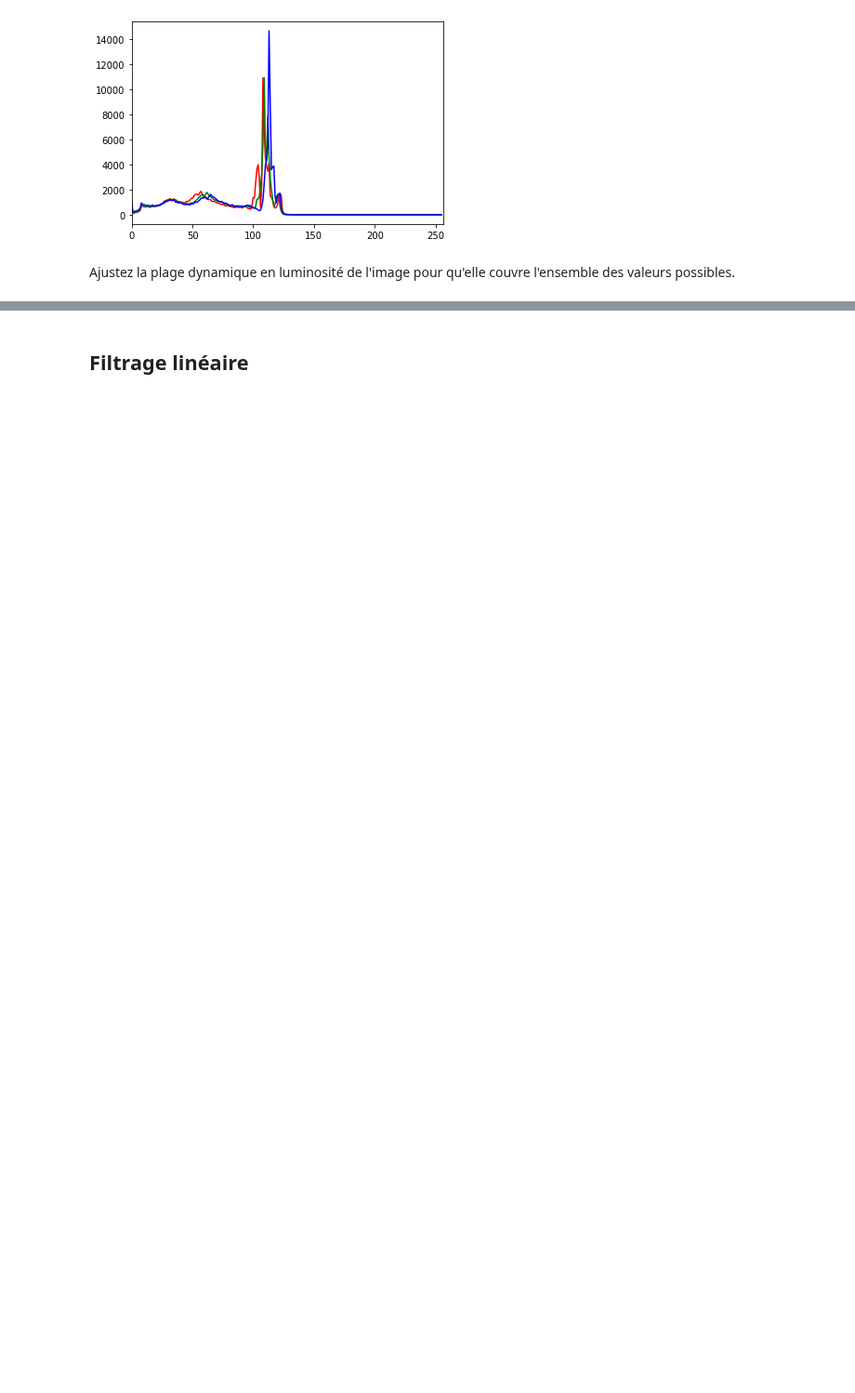
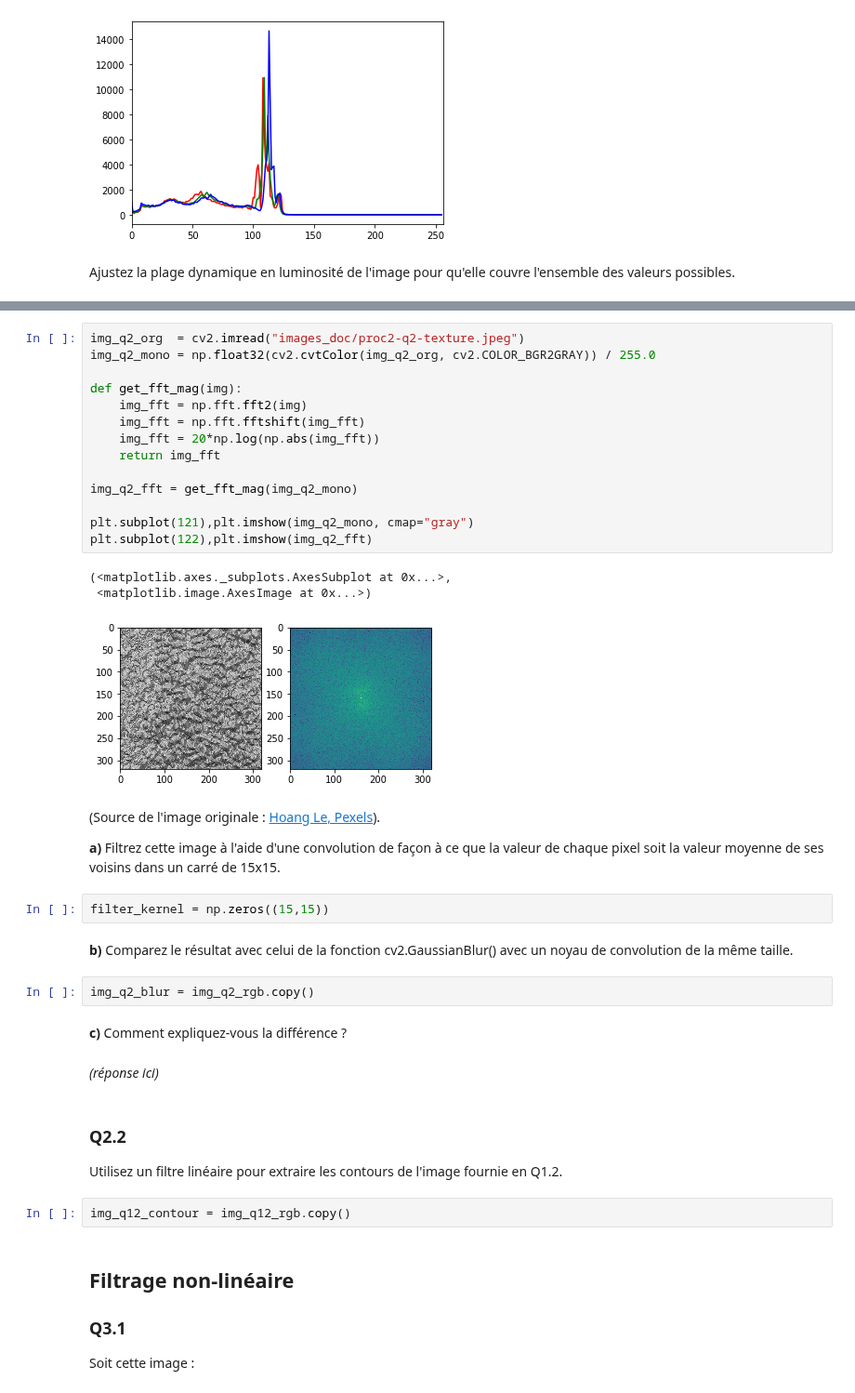
Before and after one commit to UdeS-GRO/GRO620, a Jupyter notebook: proc_2.ipynb, the cells around one changed output, grey strips where cells are left out. Shown at 93% size. Cells and saved outputs as stored; diff of their text form; blank space fills up the shorter version.

```diff
--- a/proc_2.ipynb
+++ b/proc_2.ipynb
@@ -54,2 +77,44 @@ plt.imshow(img_q1_out)
+# %%
+img_q2_org  = cv2.imread("images_doc/proc2-q2-texture.jpeg")
+img_q2_mono = np.float32(cv2.cvtColor(img_q2_org, cv2.COLOR_BGR2GRAY)) / 255.0
+
+def get_fft_mag(img):
+    img_fft = np.fft.fft2(img)
+    img_fft = np.fft.fftshift(img_fft)
+    img_fft = 20*np.log(np.abs(img_fft))
+    return img_fft
+
+img_q2_fft = get_fft_mag(img_q2_mono)
+
+plt.subplot(121),plt.imshow(img_q2_mono, cmap="gray")
+plt.subplot(122),plt.imshow(img_q2_fft)
+# %% [output]
+(<matplotlib.axes._subplots.AxesSubplot at 0x...>,
+ <matplotlib.image.AxesImage at 0x...>)
+[figure, added]
+# %% [markdown]
+(Source de l'image originale : [Hoang Le, Pexels](https://www.pexels.com/photo/black-and-white-black-and-white-pattern-rough-978462/)).
+
+**a)** Filtrez cette image à l'aide d'une convolution de façon à ce que la valeur de chaque pixel soit la valeur moyenne de ses voisins dans un carré de 15x15.
+# %%
+filter_kernel = np.zeros((15,15))
+# %% [markdown]
+**b)** Comparez le résultat avec celui de la fonction cv2.GaussianBlur() avec un noyau de convolution de la même taille.
+# %%
+img_q2_blur = img_q2_rgb.copy()
+# %% [markdown]
+**c)** Comment expliquez-vous la différence ?
+# %% [markdown]
+*(réponse ici)*
+# %% [markdown]
+### Q2.2
+
+Utilisez un filtre linéaire pour extraire les contours de l'image fournie en Q1.2.
+# %%
+img_q12_contour = img_q12_rgb.copy()
 # %% [markdown]
-## Filtrage linéaire
+## Filtrage non-linéaire
+
+### Q3.1
+
+Soit cette image :
```
Also changed, not shown: parts of 13 cells of this notebook, 4 other files.
